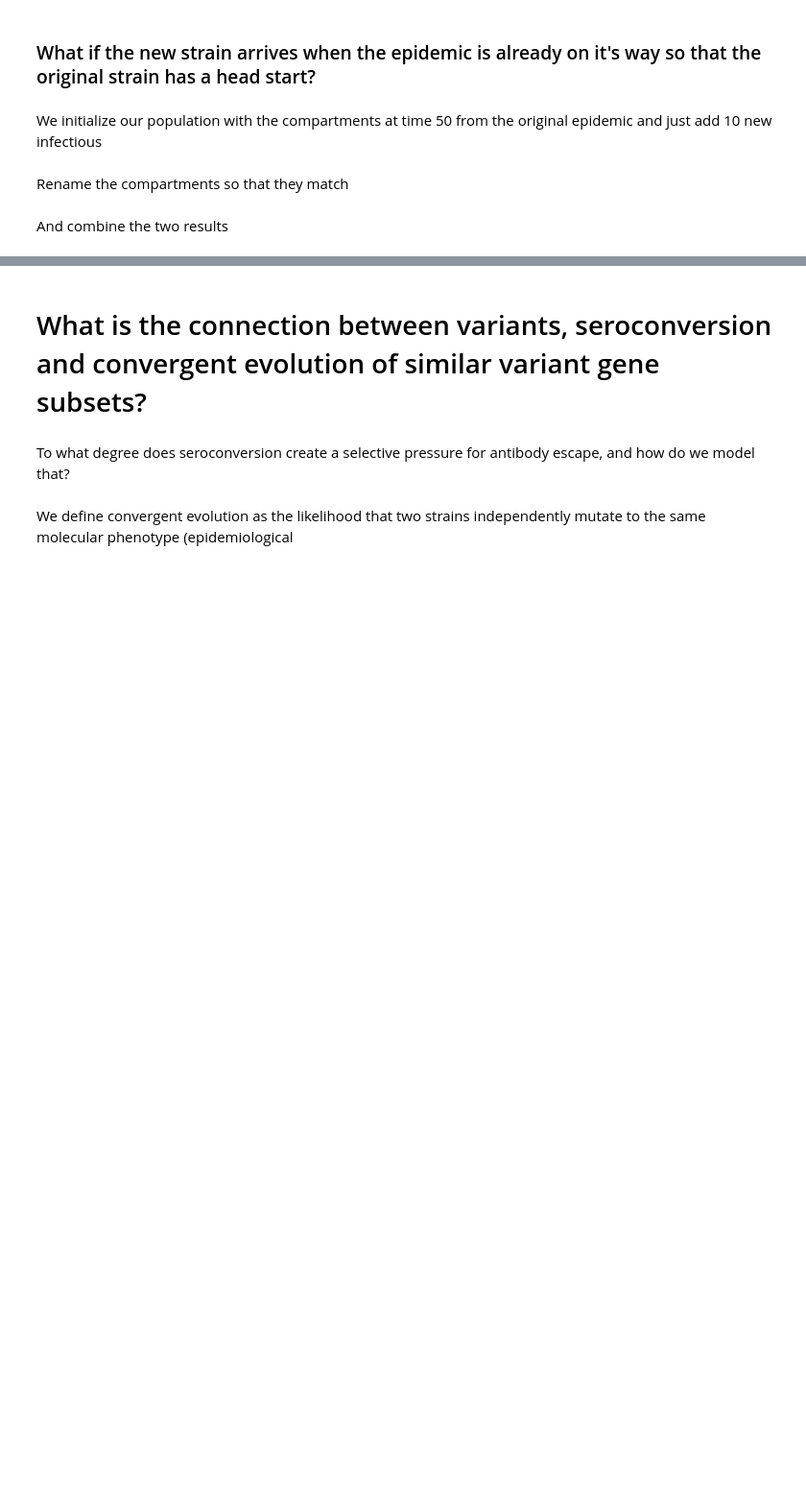
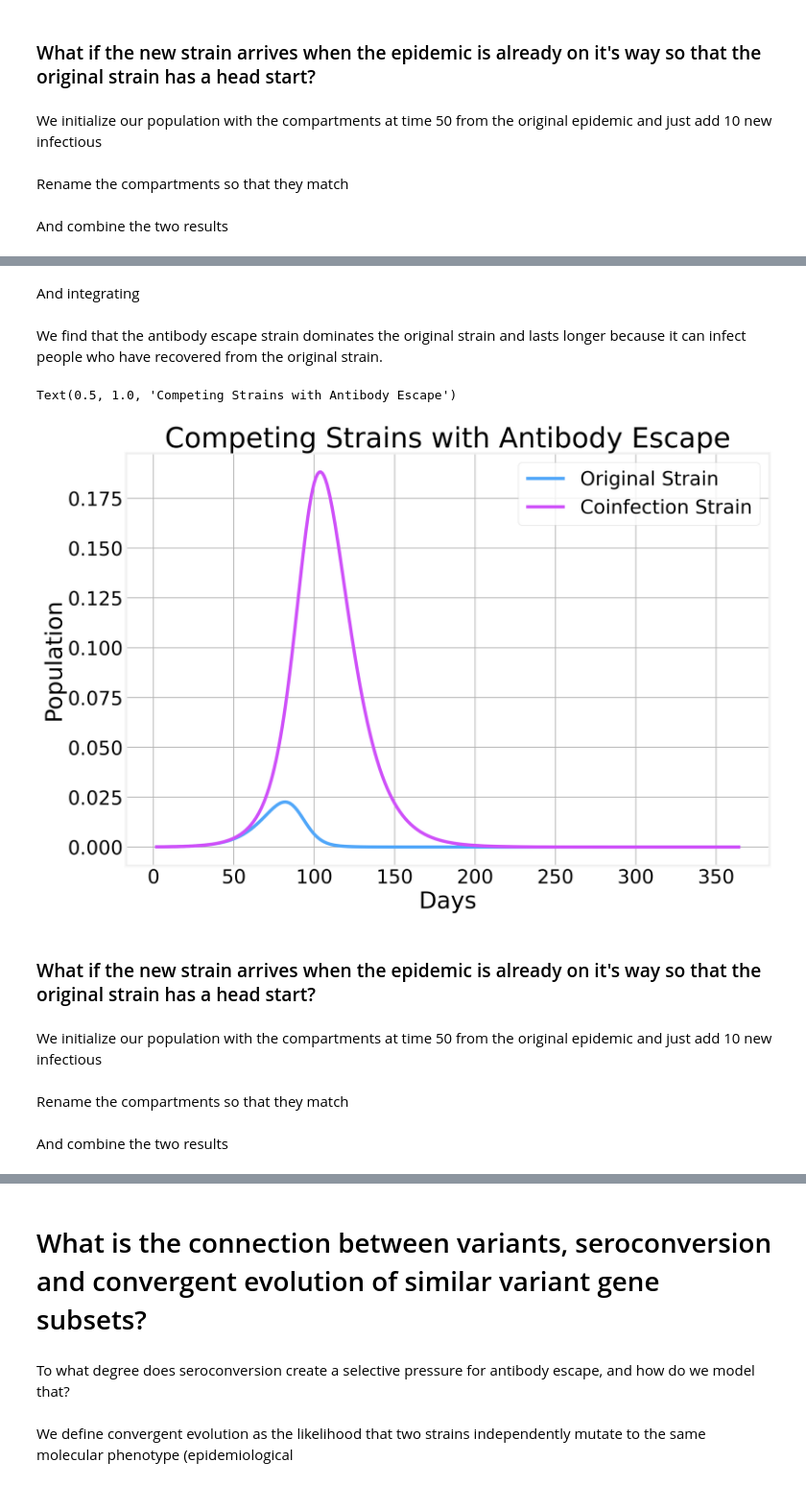
Before and after one commit to y0-causal-inference/y0-bio, a Jupyter notebook: notebooks/Q3.ipynb, the cells around one changed output, grey strips where cells are left out. Shown at 96% size. Drawn from its saved outputs; the diff is of its cells as text; code cells hidden in the pictures; blank space fills up the shorter version.

Commit message:
Last push before talk

```diff
--- a/notebooks/Q3.ipynb
+++ b/notebooks/Q3.ipynb
@@ -458,0 +327,28 @@ ax.axvline(x=50, linestyle=':', color=colors[1])
+# %%
+mu = 0.1
+pD = 0.10
+rbeta = 0.75
+pa = 0.4
+epsilon = 0.4
+R0 = 2.0
+xi = 0.75
+
+betao = R0*mu/(pa*rbeta+(1-pa))
+betan = (R0)*mu/(pa*rbeta+(1-pa))
+
+SEIRDEscape3 = EpiModel()
+
+SEIRDEscape3.add_interaction('S', 'Eo', 'Io', betao)
+SEIRDEscape3.add_spontaneous('Eo', 'Io', epsilon)
+SEIRDEscape3.add_spontaneous('Io', 'Ro', (1-pD)*mu)
+SEIRDEscape3.add_spontaneous('Io', 'D', pD*mu)
+
+SEIRDEscape3.add_interaction('S', 'En', 'In', betan)
+SEIRDEscape3.add_spontaneous('En', 'In', epsilon)
+
+SEIRDEscape3.add_spontaneous('In', 'Rn', (1-pD)*mu)
+SEIRDEscape3.add_spontaneous('In', 'D', pD*mu)
+
+SEIRDEscape3.add_interaction('Ro', 'En', 'In', xi)
+SEIRDEscape3.add_interaction('Eo', 'En', 'In', xi)
+SEIRDEscape3.add_interaction('Io', 'En', 'In', xi)
@@ -458,0 +375,2 @@ ax.axvline(x=50, linestyle=':', color=colors[1])
+# %% [markdown]
+And integrating
@@ -458,0 +381,17 @@ ax.axvline(x=50, linestyle=':', color=colors[1])
+# %%
+SEIRDEscape3.integrate(365, S=N-I0o-I0n,  Io=I0o, Eo=0, Ro=0, Rn=0, D=0,  In=I0n, En=0)
+coinfect = SEIRDEscape3.values_.copy()
+# %% [markdown]
+We find that the antibody escape strain dominates the original strain and lasts longer because it can infect people who have recovered from the original strain.
+# %%
+ax = (coinfect.Io/N).plot(label='Original Strain ')
+(coinfect.In/N).plot(ax=ax, label='Coinfection Strain')
+ax.legend()
+ax.set_xlabel('Days')
+ax.set_ylabel('Population')
+ax.set_title('Competing Strains with Antibody Escape')
+# %% [output]
+Text(0.5, 1.0, 'Competing Strains with Antibody Escape')
+[figure, added]
+# %% [markdown]
+### What if the new strain arrives when the epidemic is already on it's way so that the original strain has a head start?
@@ -458,0 +400,2 @@ ax.axvline(x=50, linestyle=':', color=colors[1])
+# %% [markdown]
+We initialize our population with the compartments at time 50 from the original epidemic and just add 10 new infectious
@@ -458,0 +409,2 @@ ax.axvline(x=50, linestyle=':', color=colors[1])
+# %% [markdown]
+Rename the compartments so that they match
@@ -458,0 +414,2 @@ ax.axvline(x=50, linestyle=':', color=colors[1])
+# %% [markdown]
+And combine the two results
```
Also changed, not shown: parts of 65 cells of this notebook.
